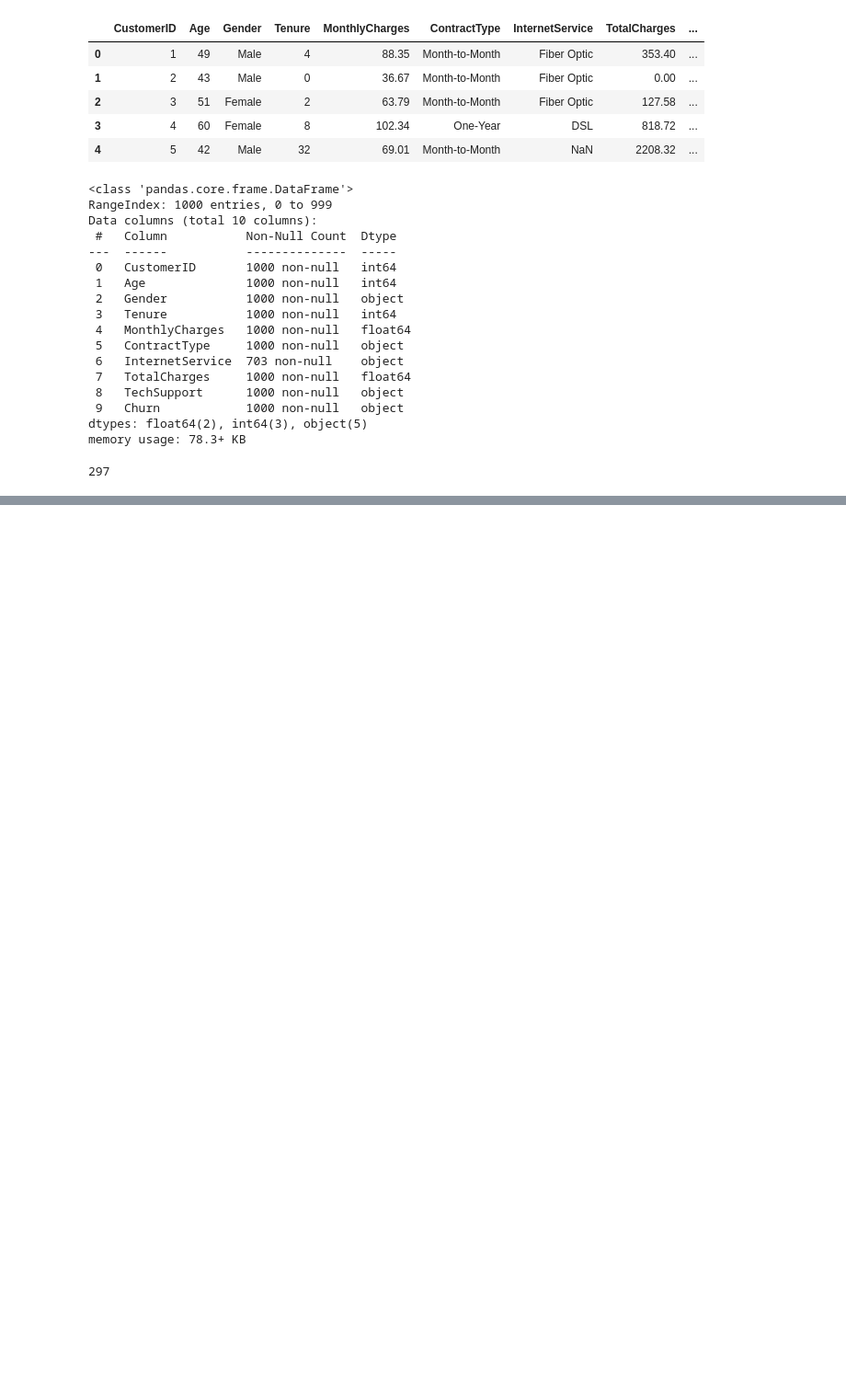
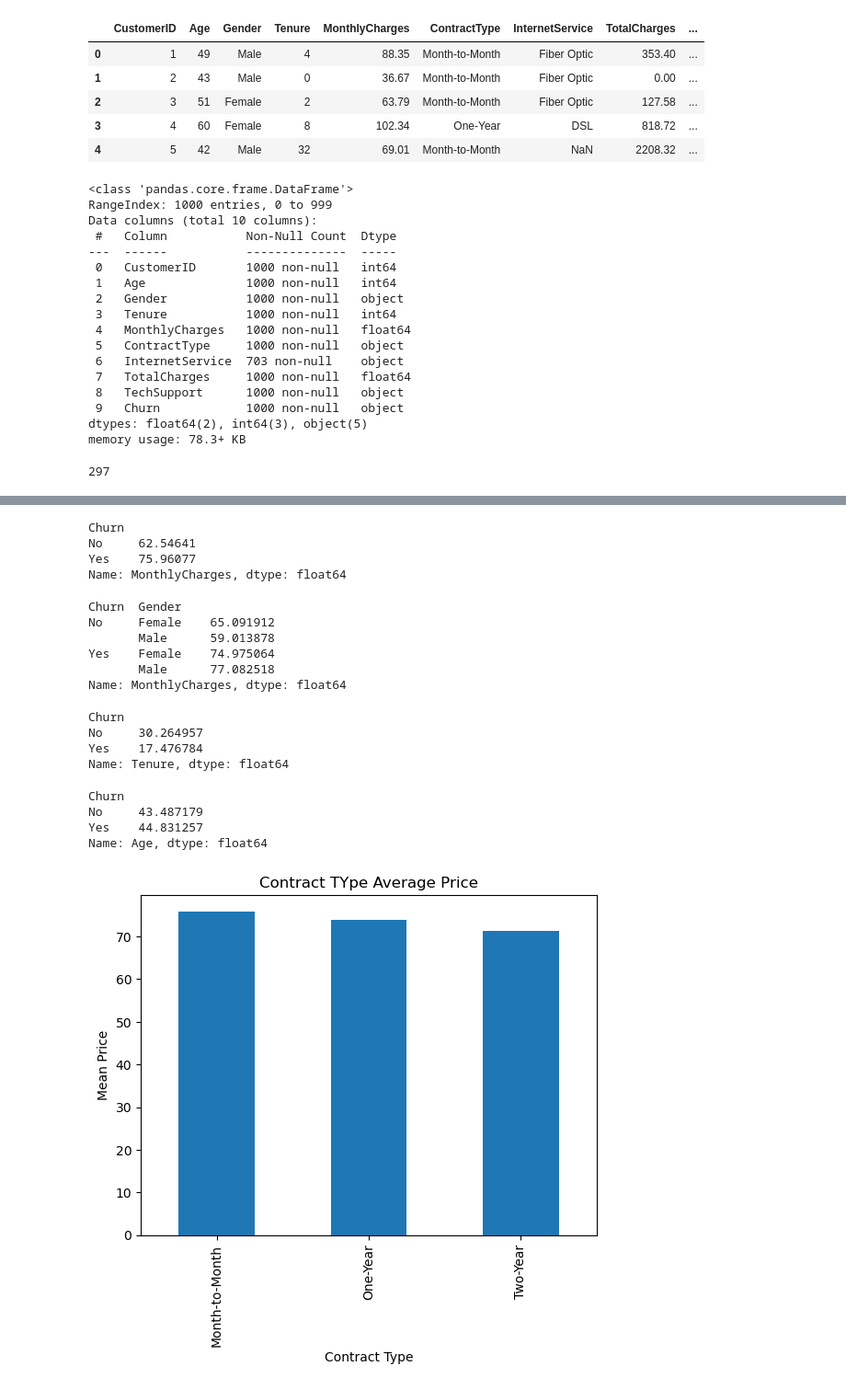
Before and after one commit to VishalPawar3696/customer-churn-prediction, a Jupyter notebook: notebook.ipynb, the cells around one changed output, grey strips where cells are left out. Shown: that part at 92% size. Cells and saved outputs as stored; diff of their text form; code cells hidden in the pictures; blank space fills up the shorter version.

```diff
--- a/notebook.ipynb
+++ b/notebook.ipynb
@@ -37,0 +117,38 @@ df.isna().sum().sum()
+# %%
+df.groupby('Churn')['MonthlyCharges'].mean()
+# %% [output]
+Churn
+No     62.54641
+Yes    75.96077
+Name: MonthlyCharges, dtype: float64
+# %%
+df.groupby(['Churn','Gender'])['MonthlyCharges'].mean()
+# %% [output]
+Churn  Gender
+No     Female    65.091912
+       Male      59.013878
+Yes    Female    74.975064
+       Male      77.082518
+Name: MonthlyCharges, dtype: float64
+# %%
+df.groupby('Churn')['Tenure'].mean()
+# %% [output]
+Churn
+No     30.264957
+Yes    17.476784
+Name: Tenure, dtype: float64
+# %%
+df.groupby('Churn')['Age'].mean()
+# %% [output]
+Churn
+No     43.487179
+Yes    44.831257
+Name: Age, dtype: float64
+# %%
+df.groupby('ContractType')['MonthlyCharges'].mean().plot(kind='bar')
+plt.ylabel("Mean Price")
+plt.xlabel("Contract Type")
+plt.title("Contract TYpe Average Price")
+plt.show()
+# %% [output]
+[figure, added]
```
Also changed, not shown: parts of 73 cells of this notebook, 2 other files.
